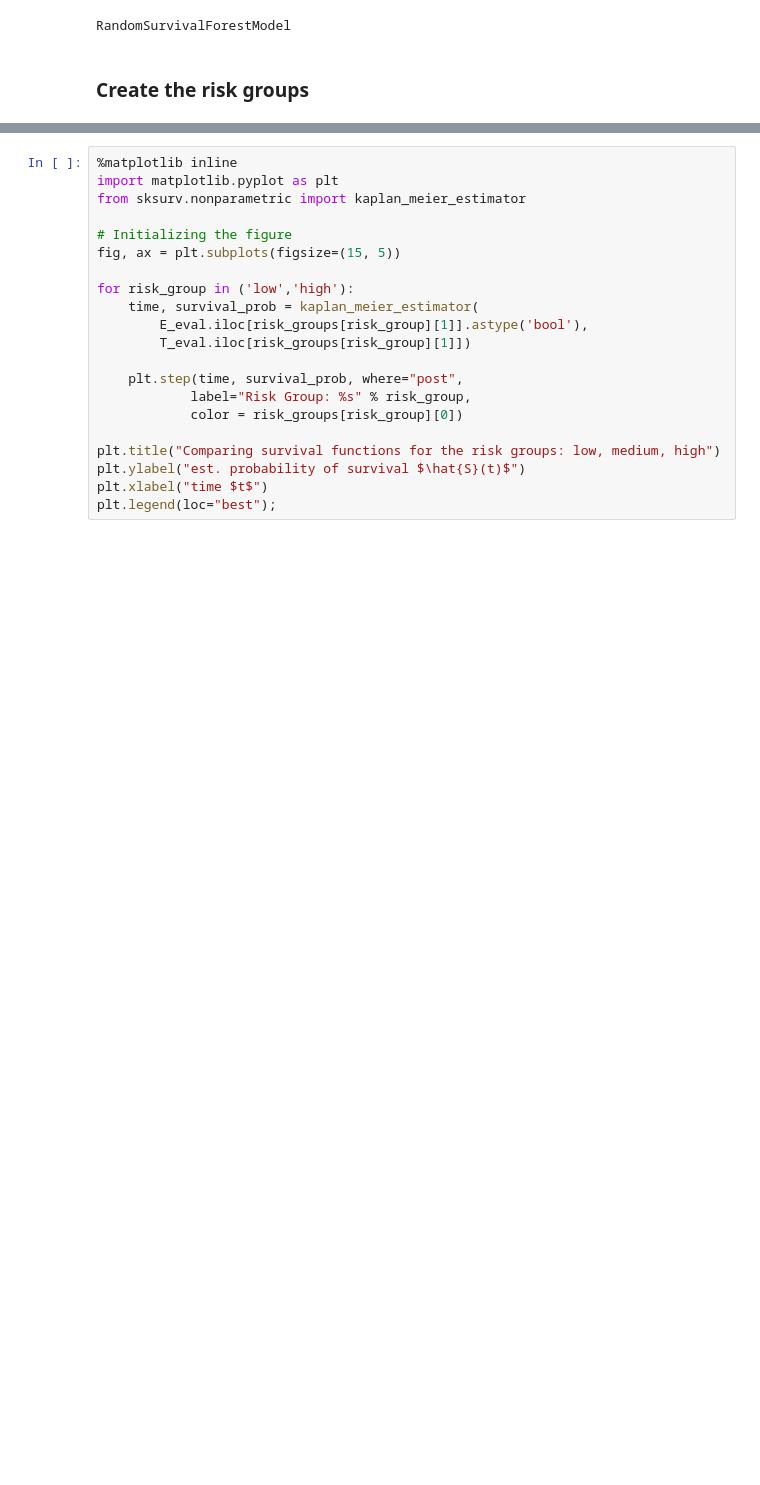
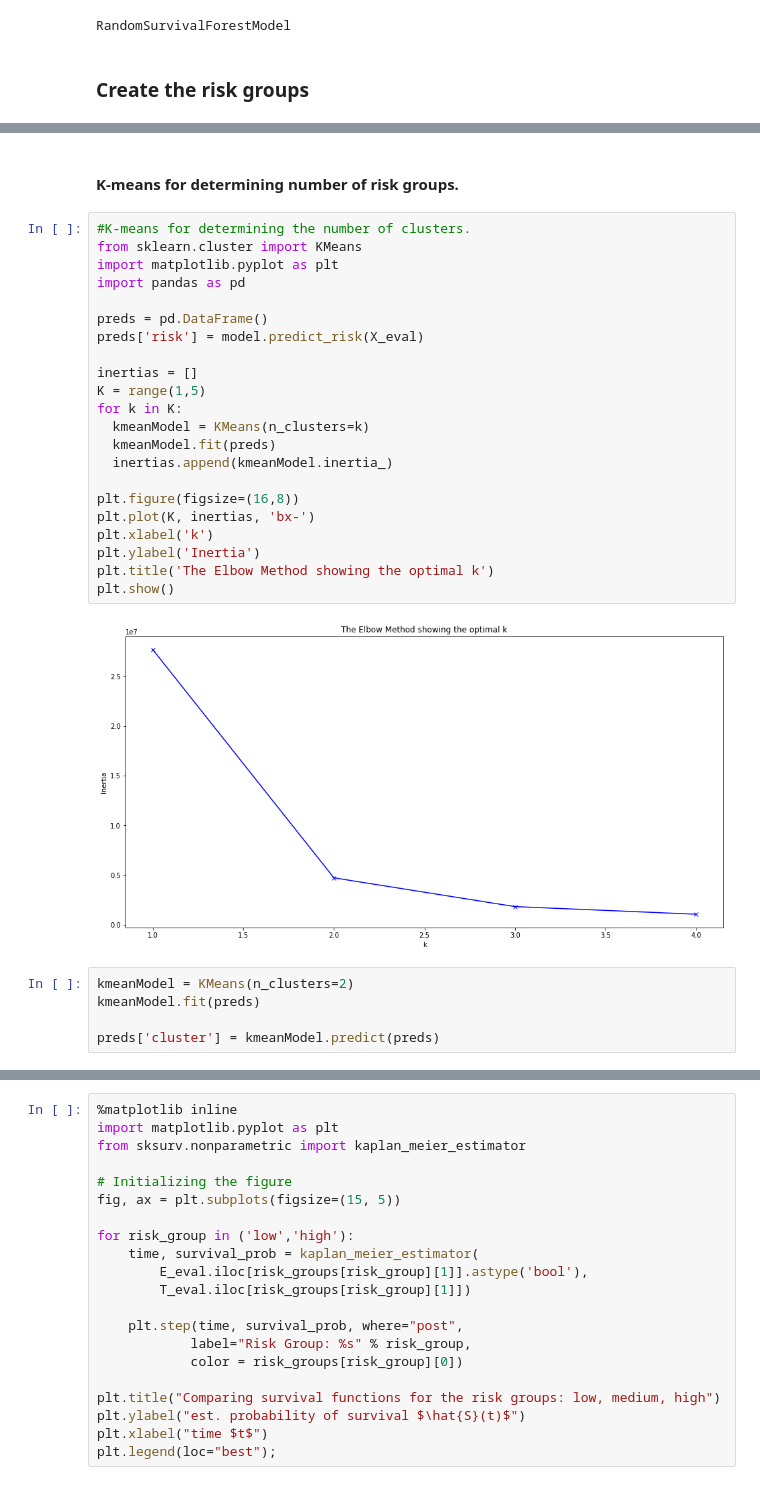
Before and after one commit to marcosmedvescig/thesis_survival_models_for_predicting_churn, a Jupyter notebook: apply_model.ipynb, the cells around one changed output, grey strips where cells are left out. Cells and saved outputs as stored; diff of their text form; blank space fills up the shorter version.

```diff
--- a/apply_model.ipynb
+++ b/apply_model.ipynb
@@ -132,0 +133,31 @@ risk_groups = create_risk_groups(model=model, X=X_eval,use_log = False, num_bins
+# %% [markdown]
+#### K-means for determining number of risk groups.
+# %%
+#K-means for determining the number of clusters.
+from sklearn.cluster import KMeans
+import matplotlib.pyplot as plt
+import pandas as pd
+
+preds = pd.DataFrame()
+preds['risk'] = model.predict_risk(X_eval)
+
+inertias = []
+K = range(1,5)
+for k in K:
+  kmeanModel = KMeans(n_clusters=k)
+  kmeanModel.fit(preds)
+  inertias.append(kmeanModel.inertia_)
+
+plt.figure(figsize=(16,8))
+plt.plot(K, inertias, 'bx-')
+plt.xlabel('k')
+plt.ylabel('Inertia')
+plt.title('The Elbow Method showing the optimal k')
+plt.show()
+# %% [output]
+[figure, added]
+# %%
+kmeanModel = KMeans(n_clusters=2)
+kmeanModel.fit(preds)
+
+preds['cluster'] = kmeanModel.predict(preds)
```
Also changed, not shown: parts of 11 cells of this notebook.
